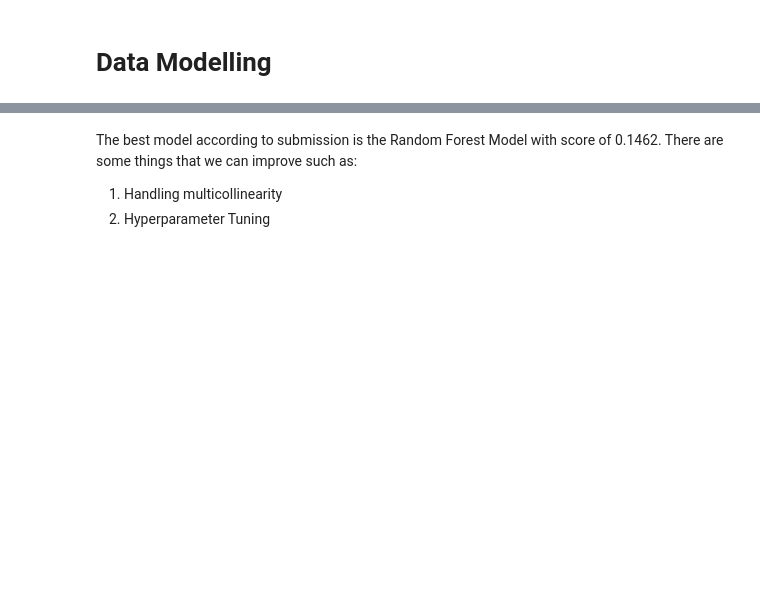
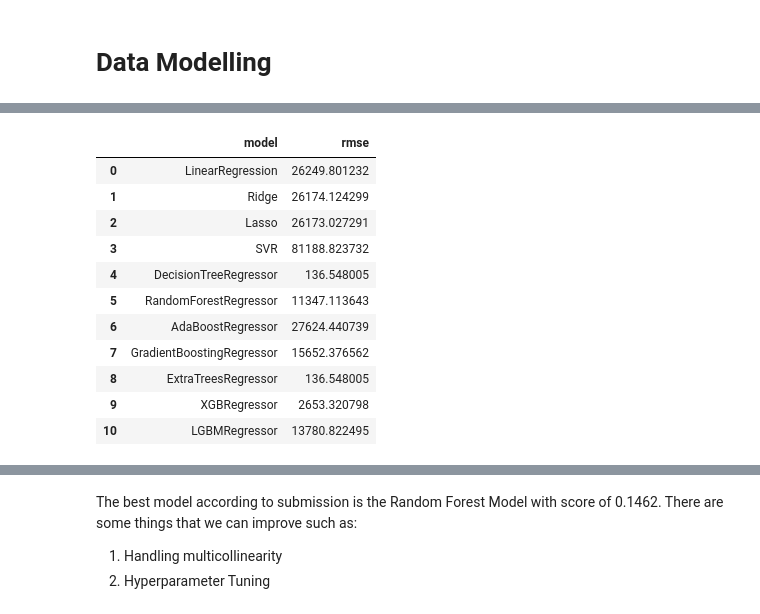
Before and after one commit to marcellinus-witarsah/house-prices-advanced-regression-techniques, a Jupyter notebook: notebooks/04-data-preparation-and-modelling.ipynb, the cells around one changed output, grey strips where cells are left out. Cells and saved outputs as stored; diff of their text form; code cells hidden in the pictures; blank space fills up the shorter version.

```diff
--- a/notebooks/04-data-preparation-and-modelling.ipynb
+++ b/notebooks/04-data-preparation-and-modelling.ipynb
@@ -668,0 +329,78 @@ one_hot_categorical_columns = {
+# %%
+from sklearn.model_selection import ShuffleSplit
+from sklearn.base import clone
+
+# Prepare Data Path
+train_data_path = os.path.join(project_dir, os.getenv('RAW_FOLDER'), 'house-prices-advanced-regression-techniques', 'train.csv')
+test_data_path = os.path.join(project_dir, os.getenv('RAW_FOLDER'), 'house-prices-advanced-regression-techniques', 'test.csv')
+
+# Data Preprocessing
+def preprocess_data(dataset: pd.DataFrame, dataset_type: str) -> pd.DataFrame:
+    dataset = dataset.copy()
+    data_cleaner = DataCleaner()
+    dataset = data_cleaner.process_data(dataset, dataset_type)
+    data_feature_generator = DataFeatureGenerator()
+    dataset = data_feature_generator.process_data(dataset)
+    data_feature_selector = DataFeatureSelector()
+    dataset = data_feature_selector.process_data(dataset,
+        [
+            'LotFrontage', 'OverallQual', 'YearBuilt',
+            'MasVnrArea', 'TotalSF', 'TotalAbvGrd',
+            'Fireplaces', 'GarageArea',
+        ]
+        + dataset.select_dtypes(include=['object']).columns.tolist()
+    )
+
+    data_feature_transformer = DataFeatureTransformer()
+    dataset = data_feature_transformer.process_data(dataset)
+    data_feature_scaler = DataFeatureScaler()
+    dataset = data_feature_scaler.process_data(dataset, "standard", dataset_type)
+    return dataset
+
+
+date = datetime.datetime.now().strftime('%Y%m%d')
+
+models = [
+    LinearRegression(), Ridge(random_state=42), Lasso(random_state=42),
+    SVR(), DecisionTreeRegressor(random_state=42), RandomForestRegressor(random_state=42),
+    AdaBoostRegressor(random_state=42), GradientBoostingRegressor(random_state=42),
+    ExtraTreesRegressor(random_state=42), XGBRegressor(random_state=42), LGBMRegressor(random_state=42)
+]
+
+model_names = [model.__class__.__name__ for model in models]
+rmses = []
+
+for model in models:
+    # load data
+    train_df = DataLoader.load_data(train_data_path)
+    test_df = DataLoader.load_data(test_data_path)
+
+    # prepare X and y
+    X_train, y_train = train_df.drop(columns=['SalePrice']), train_df['SalePrice'].to_numpy()
+
+    # perform shuffle split validation
+    ss = ShuffleSplit(n_splits=10, random_state=42)
+    rmse = []
+
+    for train_index, val_index in ss.split(X_train):
+        X_train_fold, X_val_fold = X_train.iloc[train_index].reset_index(drop=True), X_train.iloc[train_index].reset_index(drop=True)
+        y_train_fold, y_val_fold = y_train[train_index], y_train[train_index]
+
+        X_train_fold_preprocessed = preprocess_data(X_train_fold, dataset_type="train")
+        X_val_fold_preprocessed = preprocess_data(X_val_fold, dataset_type="test")
+
+        cv_model = clone(model)
+        cv_model.fit(X_train_fold_preprocessed, y_train_fold)
+
+        y_val_fold_pred = cv_model.predict(X_val_fold_preprocessed)
+        rmse.append(np.sqrt(mean_squared_error(y_val_fold, y_val_fold_pred)))
+
+    # append to main list of rmses
+    rmses.append(np.mean(rmse))
+    print(f"{model.__class__.__name__} done")
+
+pd.DataFrame({
+    'model': model_names,
+    'rmse': rmses
+})
+# %% [output]
@@ -668,0 +426,12 @@ one_hot_categorical_columns = {
+|  | model | rmse |
+| 0 | LinearRegression | 26249.801232 |
+| 1 | Ridge | 26174.124299 |
+| 2 | Lasso | 26173.027291 |
+| 3 | SVR | 81188.823732 |
+| 4 | DecisionTreeRegressor | 136.548005 |
+| 5 | RandomForestRegressor | 11347.113643 |
+| 6 | AdaBoostRegressor | 27624.440739 |
+| 7 | GradientBoostingRegressor | 15652.376562 |
+| 8 | ExtraTreesRegressor | 136.548005 |
+| 9 | XGBRegressor | 2653.320798 |
+| 10 | LGBMRegressor | 13780.822495 |
```
Also changed, not shown: parts of 23 cells of this notebook.
